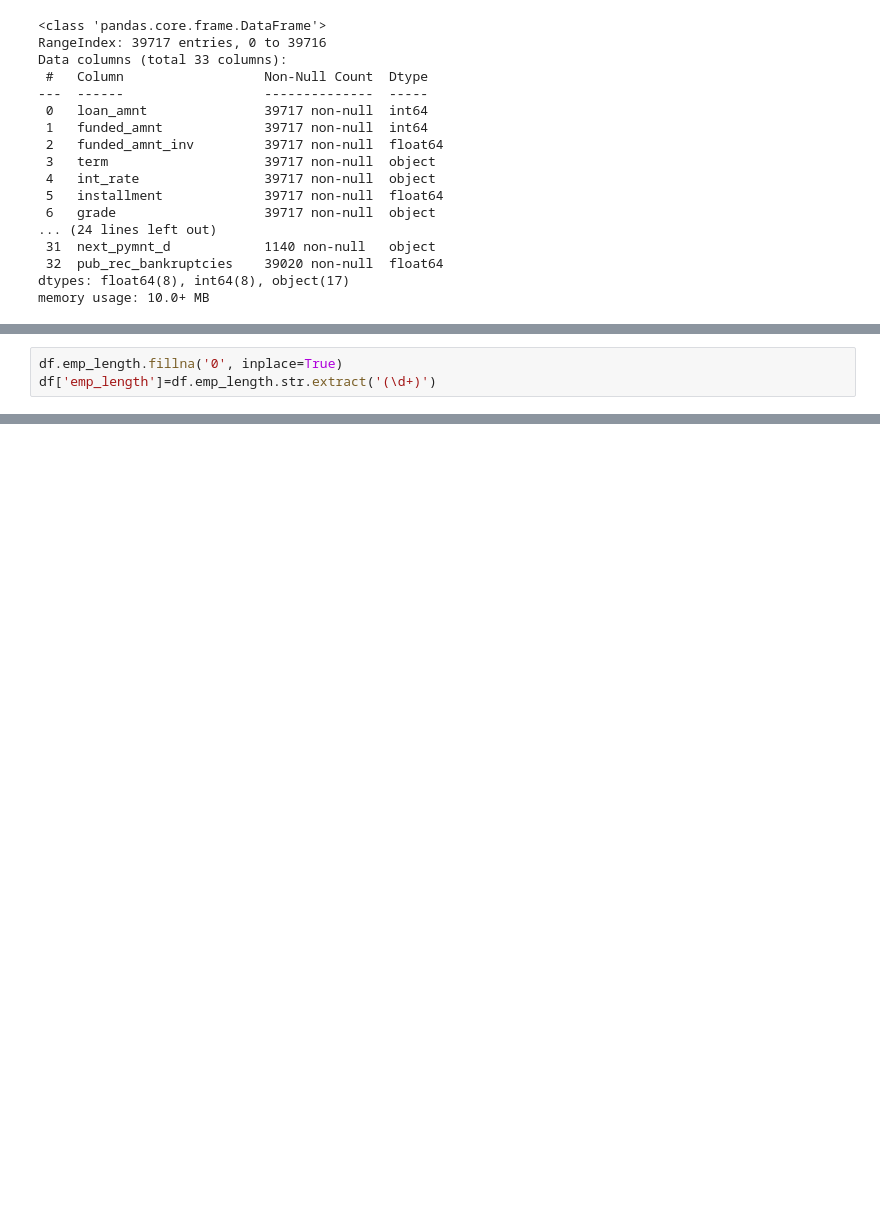
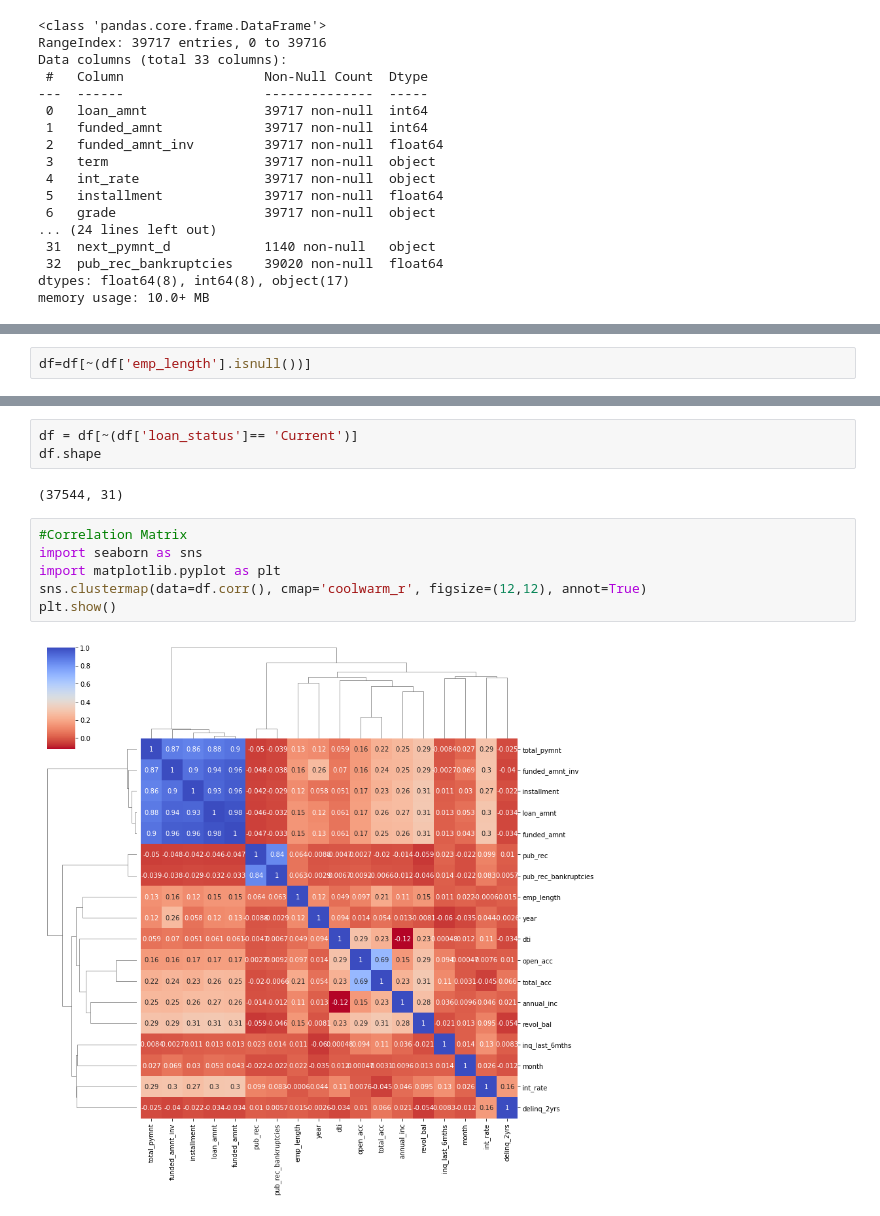
Before and after one commit to blahblahsingh/lending_club, a Jupyter notebook: lending_club.ipynb, the cells around one changed output, grey strips where cells are left out. Cells and saved outputs as stored; diff of their text form; blank space fills up the shorter version.

```diff
--- a/lending_club.ipynb
+++ b/lending_club.ipynb
@@ -181,3 +147,0 @@ df.emp_length.isnull().sum()
-# %%
-df.emp_length.fillna('0', inplace=True)
-df['emp_length']=df.emp_length.str.extract('(\d+)')
@@ -219,0 +184,2 @@ df.head()
+# %%
+df=df[~(df['emp_length'].isnull())]
@@ -219,0 +204,13 @@ df.head()
+# %%
+df = df[~(df['loan_status']== 'Current')]
+df.shape
+# %% [output]
+(37544, 31)
+# %%
+#Correlation Matrix
+import seaborn as sns
+import matplotlib.pyplot as plt
+sns.clustermap(data=df.corr(), cmap='coolwarm_r', figsize=(12,12), annot=True)
+plt.show()
+# %% [output]
+[figure, added]
```
Also changed, not shown: parts of 21 cells of this notebook.
